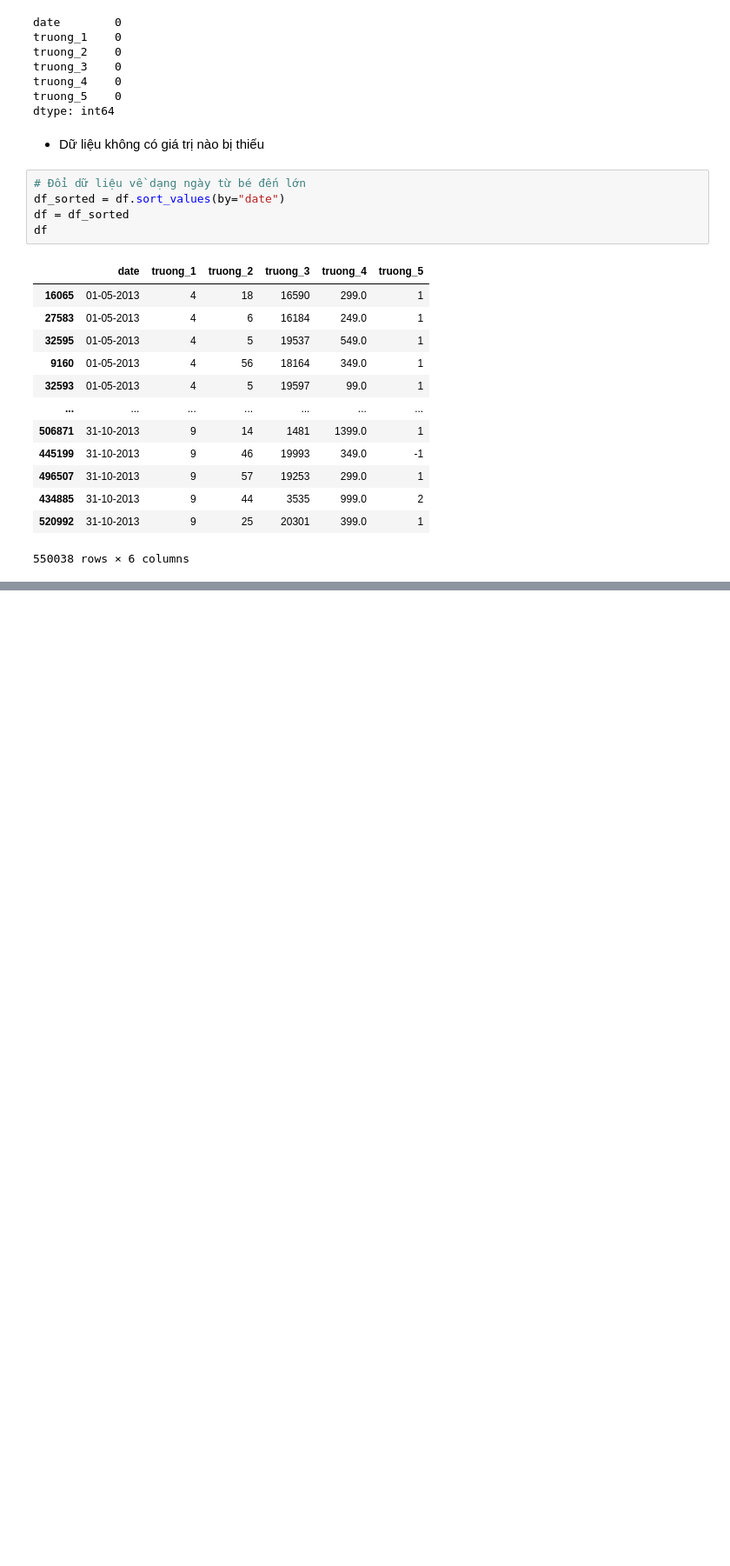
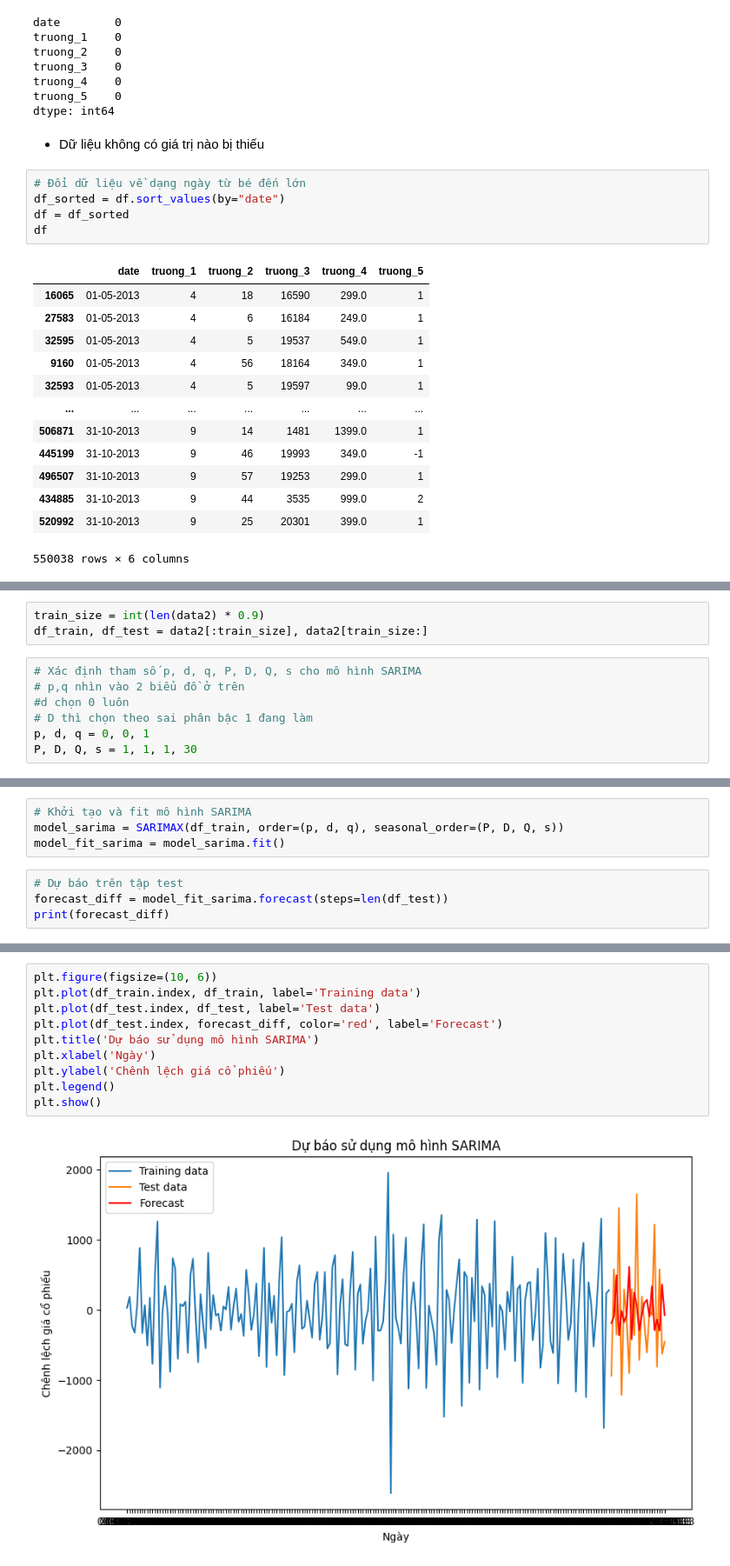
Before and after one commit to tuan1011nguyen/TimeSeries_Kiemtra, a Jupyter notebook: 2151264692_NguyenDucTuan.ipynb, the cells around one changed output, grey strips where cells are left out. Shown: that part at 87% size. Drawn from its saved outputs; the diff is of its cells as text; blank space fills up the shorter version.

```diff
--- a/2151264692_NguyenDucTuan.ipynb
+++ b/2151264692_NguyenDucTuan.ipynb
@@ -113,0 +191,10 @@ plt.show()
+# %%
+train_size = int(len(data2) * 0.9)
+df_train, df_test = data2[:train_size], data2[train_size:]
+# %%
+# Xác định tham số p, d, q, P, D, Q, s cho mô hình SARIMA
+# p,q nhìn vào 2 biểu đồ ở trên
+#d chọn 0 luôn
+# D thì chọn theo sai phân bậc 1 đang làm
+p, d, q = 0, 0, 1
+P, D, Q, s = 1, 1, 1, 30
@@ -113,0 +203,8 @@ plt.show()
+# %%
+# Khởi tạo và fit mô hình SARIMA
+model_sarima = SARIMAX(df_train, order=(p, d, q), seasonal_order=(P, D, Q, s))
+model_fit_sarima = model_sarima.fit()
+# %%
+# Dự báo trên tập test
+forecast_diff = model_fit_sarima.forecast(steps=len(df_test))
+print(forecast_diff)
@@ -113,0 +250,12 @@ plt.show()
+# %%
+plt.figure(figsize=(10, 6))
+plt.plot(df_train.index, df_train, label='Training data')
+plt.plot(df_test.index, df_test, label='Test data')
+plt.plot(df_test.index, forecast_diff, color='red', label='Forecast')
+plt.title('Dự báo sử dụng mô hình SARIMA')
+plt.xlabel('Ngày')
+plt.ylabel('Chênh lệch giá cổ phiếu')
+plt.legend()
+plt.show()
+# %% [output]
+[figure, added]
```
Also changed, not shown: parts of 24 cells of this notebook.
